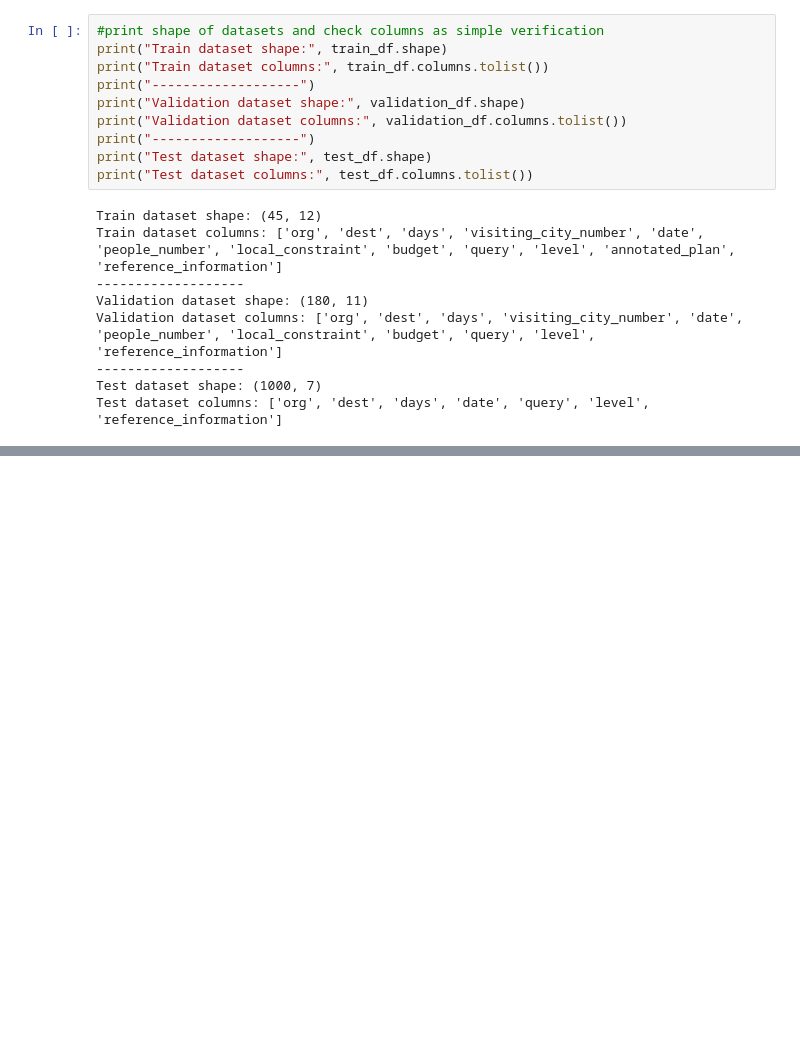
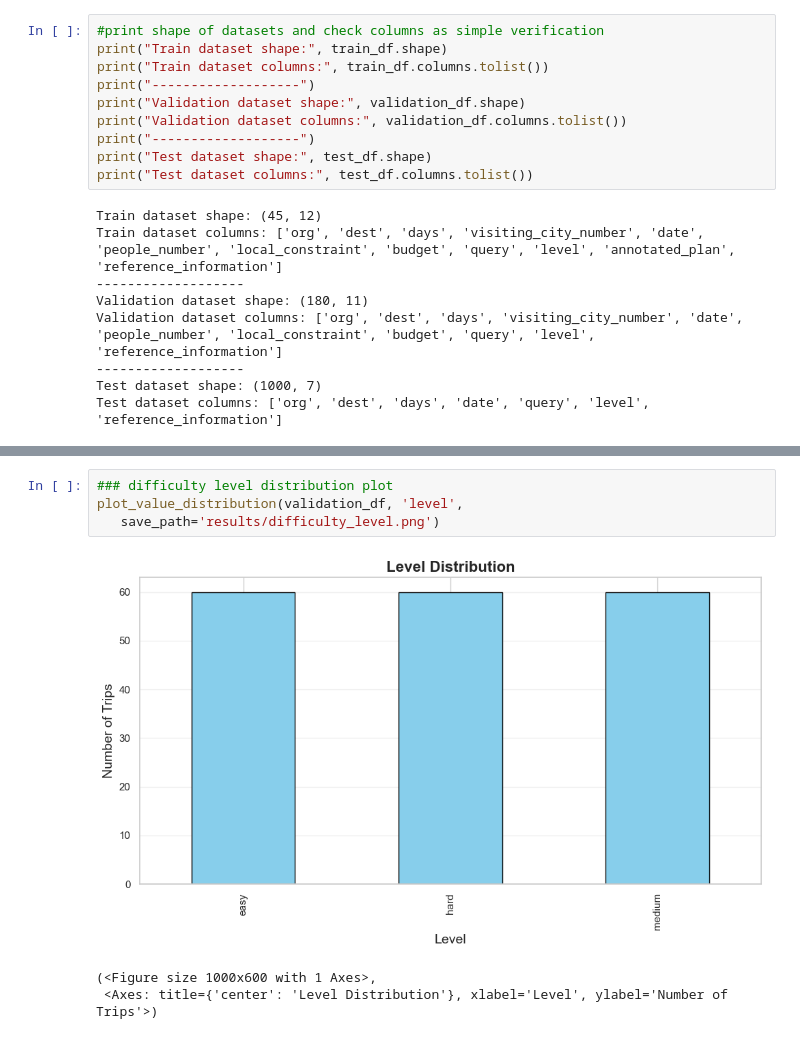
Before and after one commit to amarHrvc/IT335_intro-to_nlp, a Jupyter notebook: TravelPLannerDataSet.ipynb, the cells around one changed output, grey strips where cells are left out. Drawn from its saved outputs; the diff is of its cells as text; blank space fills up the shorter version.

```diff
--- a/TravelPLannerDataSet.ipynb
+++ b/TravelPLannerDataSet.ipynb
@@ -36,0 +259,8 @@ Test dataset columns: ['org', 'dest', 'days', 'date', 'query', 'level', 'referen
+# %%
+### difficulty level distribution plot
+plot_value_distribution(validation_df, 'level',
+   save_path='results/difficulty_level.png')
+# %% [output]
+[figure, added]
+(<Figure size 1000x600 with 1 Axes>,
+ <Axes: title={'center': 'Level Distribution'}, xlabel='Level', ylabel='Number of Trips'>)
```
Also changed, not shown: parts of 15 cells of this notebook, 8 other files.
